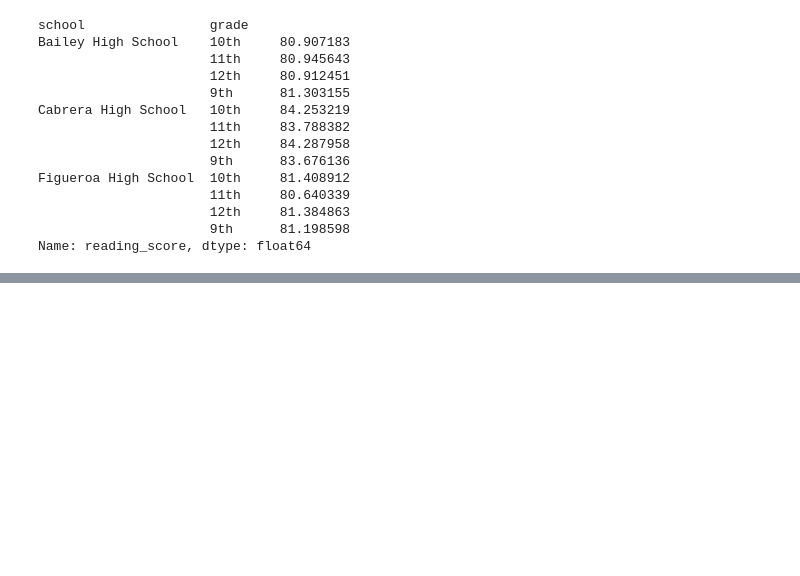
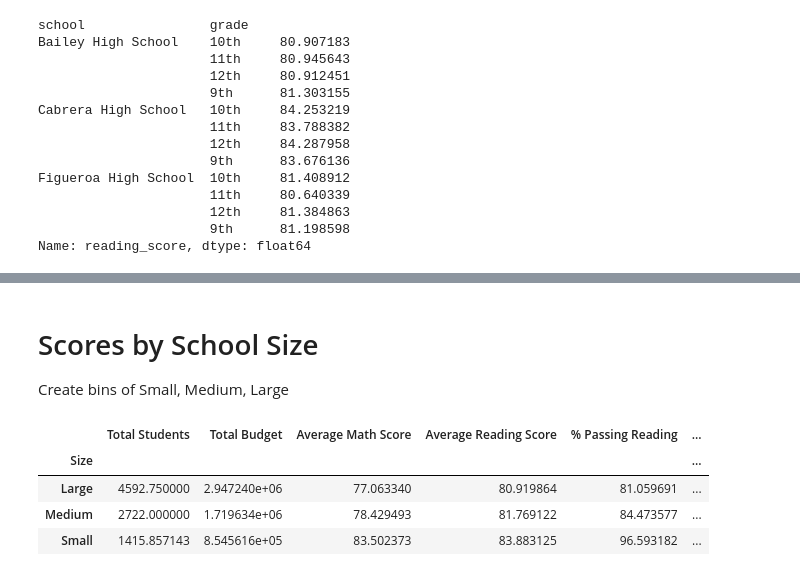
Before and after one commit to avlam/UCB-HW4, a Jupyter notebook: academy/Academy_AVL.ipynb, the cells around one changed output, grey strips where cells are left out. Drawn from its saved outputs; the diff is of its cells as text; code cells hidden in the pictures; blank space fills up the shorter version.

```diff
--- a/academy/Academy_AVL.ipynb
+++ b/academy/Academy_AVL.ipynb
@@ -180,0 +218,15 @@ Name: reading_score, dtype: float64
+# %% [markdown]
+# Scores by School Size
+Create bins of Small, Medium, Large
+# %%
+bins = 3
+group_names = ['Small', 'Medium', 'Large']
+school_summary['Size'] = pd.cut(school_summary['Total Students'],bins,labels = group_names)
+ss_by_size = school_summary.groupby('Size')
+ss_by_size.mean().sort_values(by = 'Total Students', ascending = False).head().drop('School ID',axis = 1)
+# %% [output]
+|  | Total Students | Total Budget | Average Math Score | Average Reading Score | % Passing Reading | ... |
+| Size |  |  |  |  |  | ... |
+| Large | 4592.750000 | 2.947240e+06 | 77.063340 | 80.919864 | 81.059691 | ... |
+| Medium | 2722.000000 | 1.719634e+06 | 78.429493 | 81.769122 | 84.473577 | ... |
+| Small | 1415.857143 | 8.545616e+05 | 83.502373 | 83.883125 | 96.593182 | ... |
```
Also changed, not shown: parts of 7 cells of this notebook.
